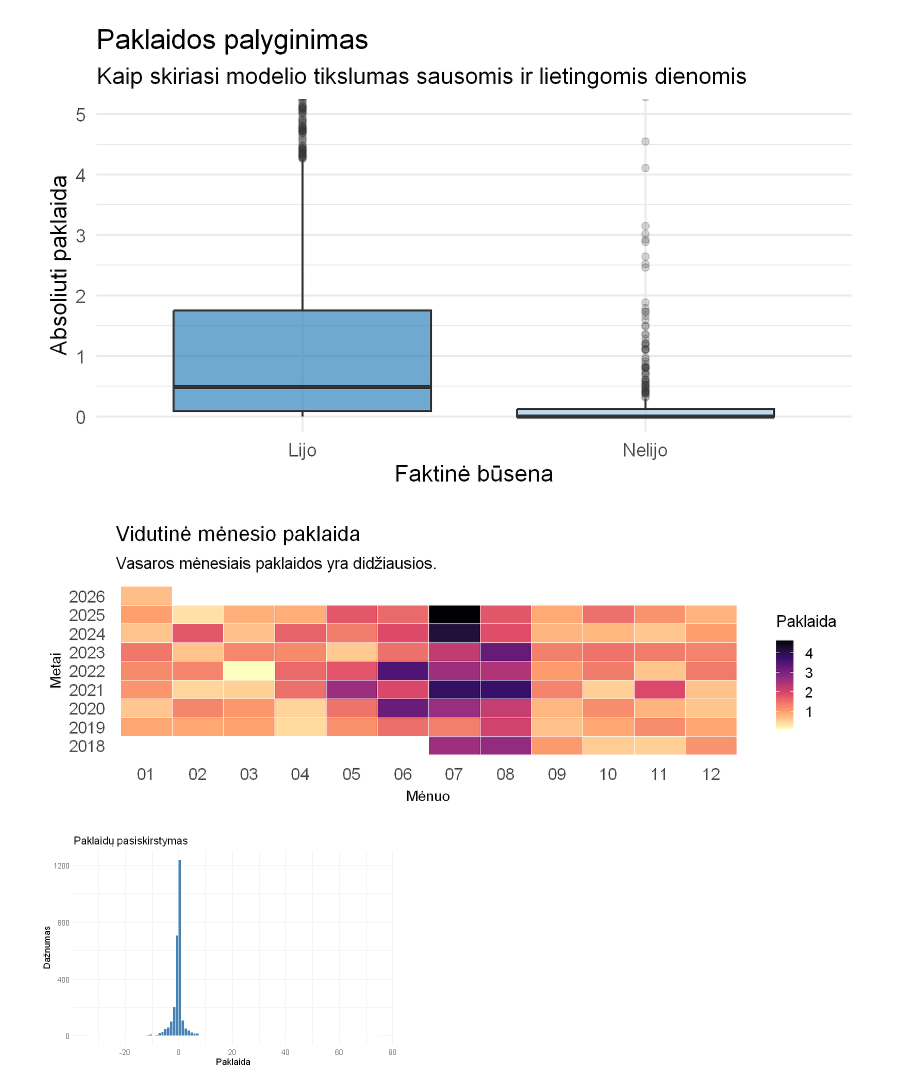
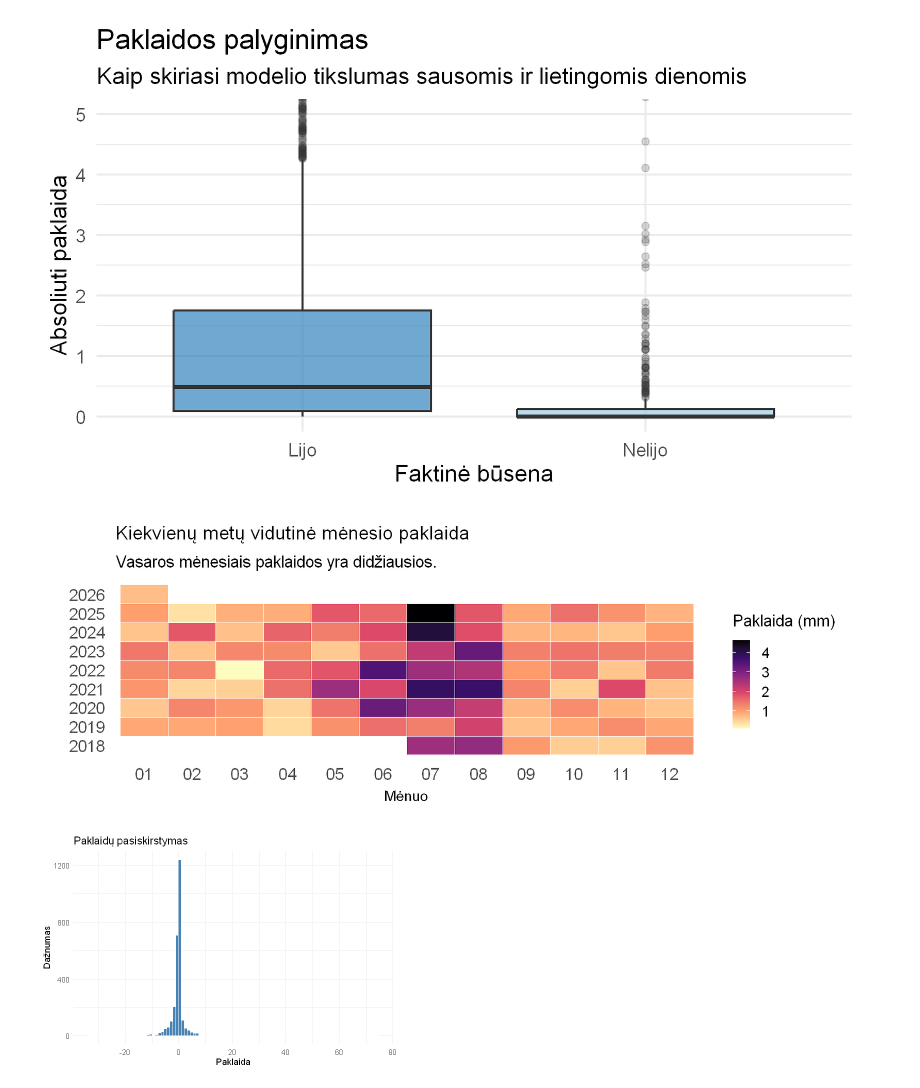
Before and after one commit to rugcer04/Duomenu_mokslo_projektas, a Jupyter notebook: code/R/EDA/eda.ipynb, the cells around one changed output. Drawn from its saved outputs; the diff is of its cells as text; code cells hidden in the pictures.

```diff
--- a/code/R/EDA/eda.ipynb
+++ b/code/R/EDA/eda.ipynb
@@ -325,38 +327,38 @@ heatmap_data <- data_clean %>%
     month = sprintf("%02d", month(time)),
     year = year(time)
   ) %>%
   group_by(year, month) %>%
   summarise(mean_error = mean(tp_error, na.rm = TRUE), .groups = "drop")
 
 ggplot(heatmap_data, aes(x = month, y = factor(year), fill = mean_error)) +
   geom_tile(color = "white") +
   scale_fill_viridis_c(option = "magma", direction = -1) +
   theme_minimal() +
   labs(
-    title = "Vidutinė mėnesio paklaida",
+    title = "Kiekvienų metų vidutinė mėnesio paklaida",
     x = "Mėnuo",
-    y = "Metai",
-    fill = "Paklaida",
+    y = "",
+    fill = "Paklaida (mm)",
     subtitle = "Vasaros mėnesiais paklaidos yra didžiausios."
   ) +
   theme(
     panel.grid = element_blank(),
     axis.text.x = element_text(angle = 0, size = 8),
     plot.subtitle = element_text(size = 8),
     axis.text.y = element_text(size = 8),
     axis.title.x = element_text(size = 7),
     axis.title.y = element_text(size = 7),
-    plot.title = element_text(size = 10),
+    plot.title = element_text(size = 9),
     legend.text = element_text(size = 7),
     legend.key.size = unit(0.3, "cm"),
     legend.title = element_text(size = 8)
   )
 
 ggsave(filename = "heatmap_error.png", width = 5.5,
   height = 2, units = "in",
   dpi = 300)
 # %% [output]
-[figure, old version]
+[figure, new version]
 # %%
 options(repr.plot.width = 6, repr.plot.height = 4)
 ggplot(data_clean, aes(x = missforest_precipitation - tp_lag)) +
```
Also changed, not shown: parts of 8 cells of this notebook.
